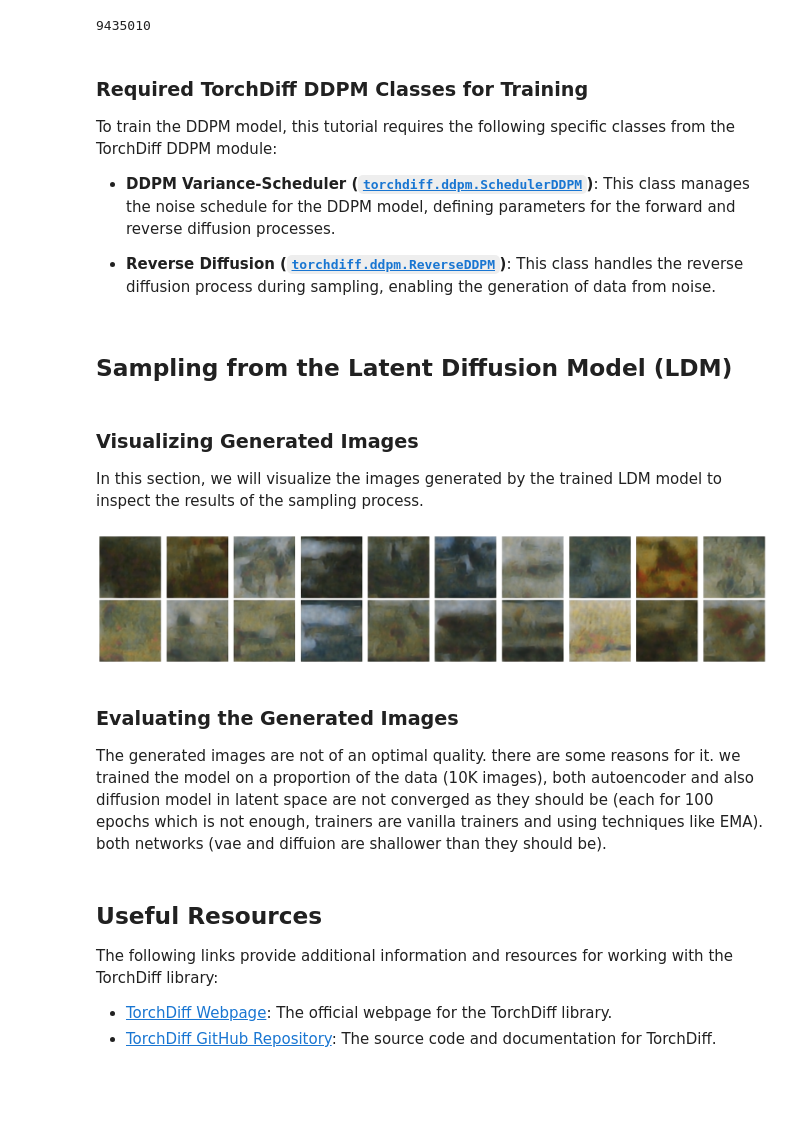
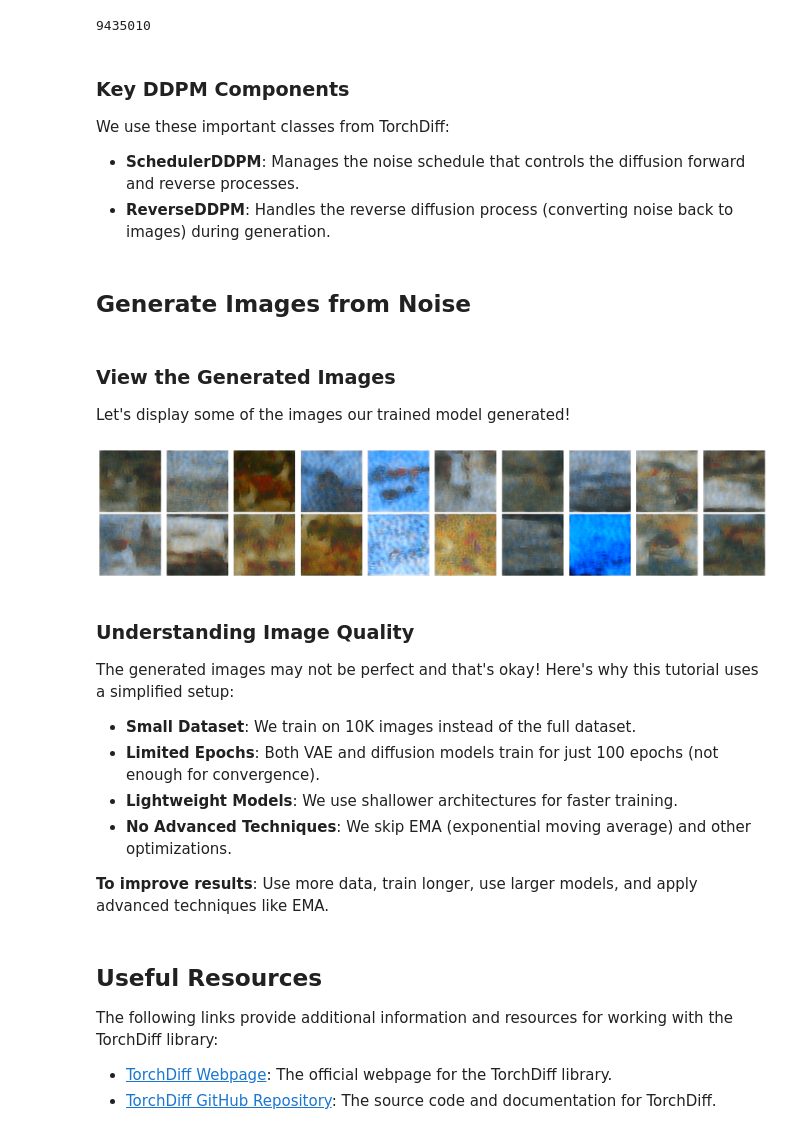
Before and after one commit to LoqmanSamani/DiffusionModels, a Jupyter notebook: examples/ldm/ldm.ipynb, the cells around one changed output. Cells and saved outputs as stored; diff of their text form; code cells hidden in the pictures; blank space fills up the shorter version.

```diff
--- a/examples/ldm/ldm.ipynb
+++ b/examples/ldm/ldm.ipynb
@@ -132,39 +136,42 @@ we will use the same dataset to train both a compression model and a diffusion m
 # %%
-# train auto-encoder of ldm models
-comp_net = AutoencoderLDM_(
+# Initialize the VAE (AutoencoderLDM)
+comp_net = AutoencoderLDM(
     in_channels=3,
-    down_channels=[64, 128],      # 2 down blocks
-    up_channels=[128, 64],
+    down_channels=[64, 128],        # 2 downsampling blocks
+    up_channels=[128, 64],          # 2 upsampling blocks
     out_channels=3,
     dropout_rate=0.2,
-    latent_channels=2,
+    latent_channels=2,              # Latent space has 2 channels
     num_heads=4,
     num_groups=8,
     num_layers_per_block=6,
-    total_down_sampling_factor=2,     # 2 blocks × stride 2 = factor 4 ✓
-    use_flash=True,
+    total_down_sampling_factor=2,   # Downsamples by 2x (96 -> 48)
+    use_flash=True,                 # Use flash attention if available
     num_embeddings=256
 )
 
+# Load pre-trained VAE weights if available
+#c = torch.load('vae_model.pth', map_location='cpu')
+#comp_net.load_state_dict(c['model_state_dict'])
 
+# Setup optimizer and loss
 comp_optim = torch.optim.Adam(comp_net.parameters(), lr=1e-5)
-# loss function
 comp_loss = nn.MSELoss()
 
-
-vae_trainer = TrainAE_(
+# Create VAE trainer
+vae_trainer = TrainAE(
     model=comp_net,
     optim=comp_optim,
     train_loader=train_loader,
-    max_epochs = 100,
+    max_epochs=100,
     device="cuda",
-    checkpoint = 10,
-    warmup_steps = 300,
-    kl_warmup_epochs = 5,
-    patience = 100,
-    use_ddp = False, # enable if using multiple GPUs
-    grad_acc = 8,
-    log_freq = 5,
-    use_comp = False # disable model compilation (not required here)
+    checkpoint=10,
+    warmup_steps=300,
+    kl_warmup_epochs=5,
+    patience=100,
+    use_ddp=False,              # Set to True for multi-GPU training
+    grad_acc=8,
+    log_freq=5,
+    use_comp=False              # Model compilation (not needed here)
 )
 # %%
@@ -286,15 +316,12 @@ diff_trainer = TrainLDM(
 # %%
 diff_losses = diff_trainer()
 # %% [markdown]
-### Required TorchDiff DDPM Classes for Training
+### Key DDPM Components
 
-To train the DDPM model, this tutorial requires the following specific classes from the TorchDiff DDPM module:
+We use these important classes from TorchDiff:
 
-- **DDPM Variance-Scheduler ([`torchdiff.ddpm.SchedulerDDPM`](https://torchdiff.readthedocs.io/en/latest/ddpm.html#torchdiff.ddpm.SchedulerDDPM))**:
-  This class manages the noise schedule for the DDPM model, defining parameters for the forward and reverse diffusion processes.
-
-- **Reverse Diffusion ([`torchdiff.ddpm.ReverseDDPM`](https://torchdiff.readthedocs.io/en/latest/ddpm.html#torchdiff.ddpm.ReverseDDPM))**:
-  This class handles the reverse diffusion process during sampling, enabling the generation of data from noise.
+- **SchedulerDDPM**: Manages the noise schedule that controls the diffusion forward and reverse processes.
+- **ReverseDDPM**: Handles the reverse diffusion process (converting noise back to images) during generation.
 # %% [markdown]
-## Sampling from the Latent Diffusion Model (LDM)
+## Generate Images from Noise
 # %%
@@ -316,30 +344,39 @@ gen_imgs = sampler(save_path="samples") # the created images will be stored in t
 # %% [markdown]
-### Visualizing Generated Images
+### View the Generated Images
 
-In this section, we will visualize the images generated by the trained LDM model to inspect the results of the sampling process.
+Let's display some of the images our trained model generated!
 # %%
+# Load and display generated images in a grid
 folder_path = "/home/loqman/Downloads/projs/TorchDiff/examples/ldm/samples"
 num_images = 20
 rows, cols = 2, 10
 
 fig, axes = plt.subplots(rows, cols, figsize=(cols * 2, rows * 2))
+fig.suptitle('Generated Images from LDM', fontsize=14)
 
 for i in range(num_images):
     img_path = os.path.join(folder_path, f"img_{i+1}.png")
     img = Image.open(img_path).convert('RGB')
 
     ax = axes[i // cols, i % cols]
-    ax.imshow(img, cmap='gray')
+    ax.imshow(img)
     ax.axis('off')
 
 plt.tight_layout()
 plt.show()
 # %% [output]
-[figure, old version]
+[figure, new version]
 # %% [markdown]
-### Evaluating the Generated Images
+### Understanding Image Quality
 
-The generated images are not of an optimal quality. there are some reasons for it. we trained the model on a proportion of the data (10K images), both autoencoder and also diffusion model in latent space are not converged as they should be (each for 100 epochs which is not enough, trainers are vanilla trainers and using techniques like EMA). both networks (vae and diffuion are shallower than they should be).
+The generated images may not be perfect and that's okay! Here's why this tutorial uses a simplified setup:
+
+- **Small Dataset**: We train on 10K images instead of the full dataset.
+- **Limited Epochs**: Both VAE and diffusion models train for just 100 epochs (not enough for convergence).
+- **Lightweight Models**: We use shallower architectures for faster training.
+- **No Advanced Techniques**: We skip EMA (exponential moving average) and other optimizations.
+
+**To improve results**: Use more data, train longer, use larger models, and apply advanced techniques like EMA.
 # %% [markdown]
 ## Useful Resources
 
```
Also changed, not shown: parts of 14 cells of this notebook, 20 other files.
